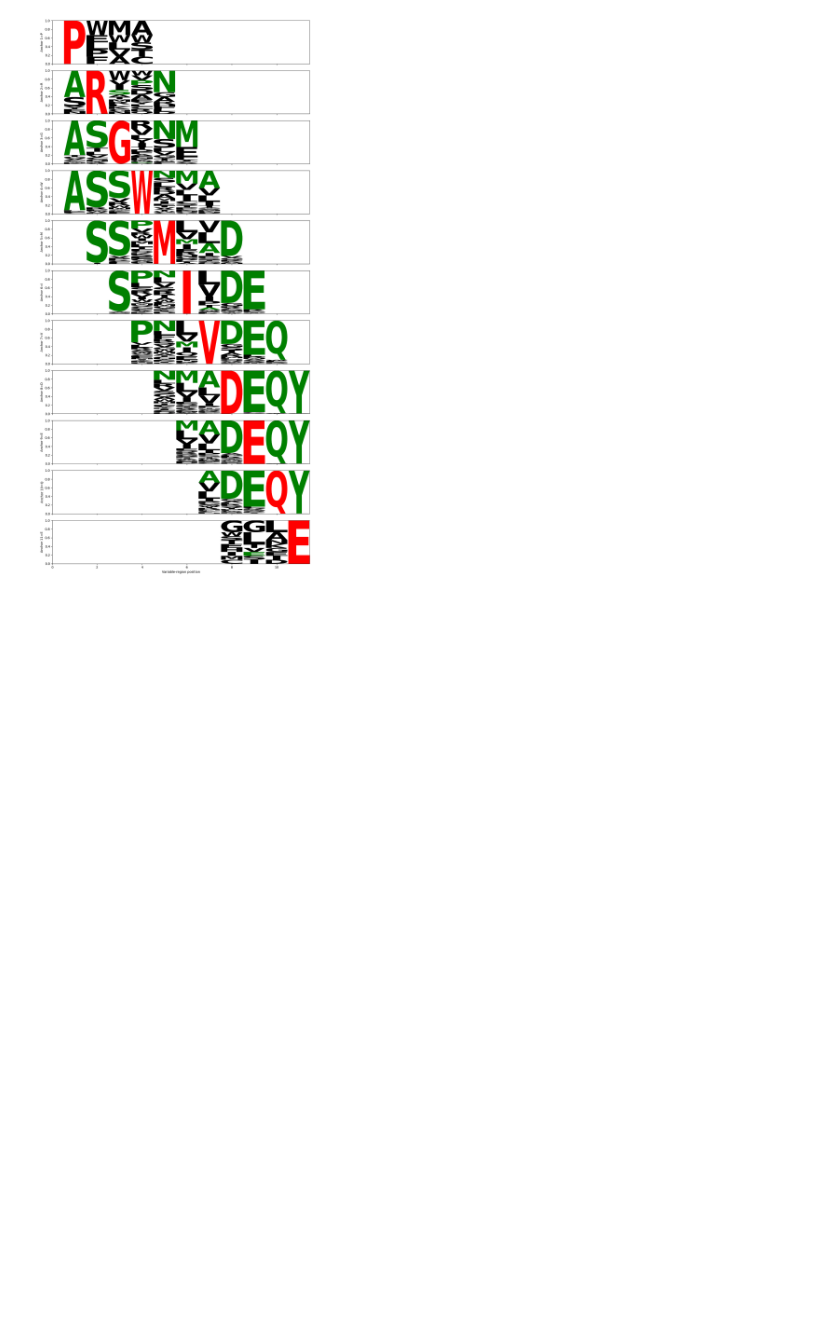
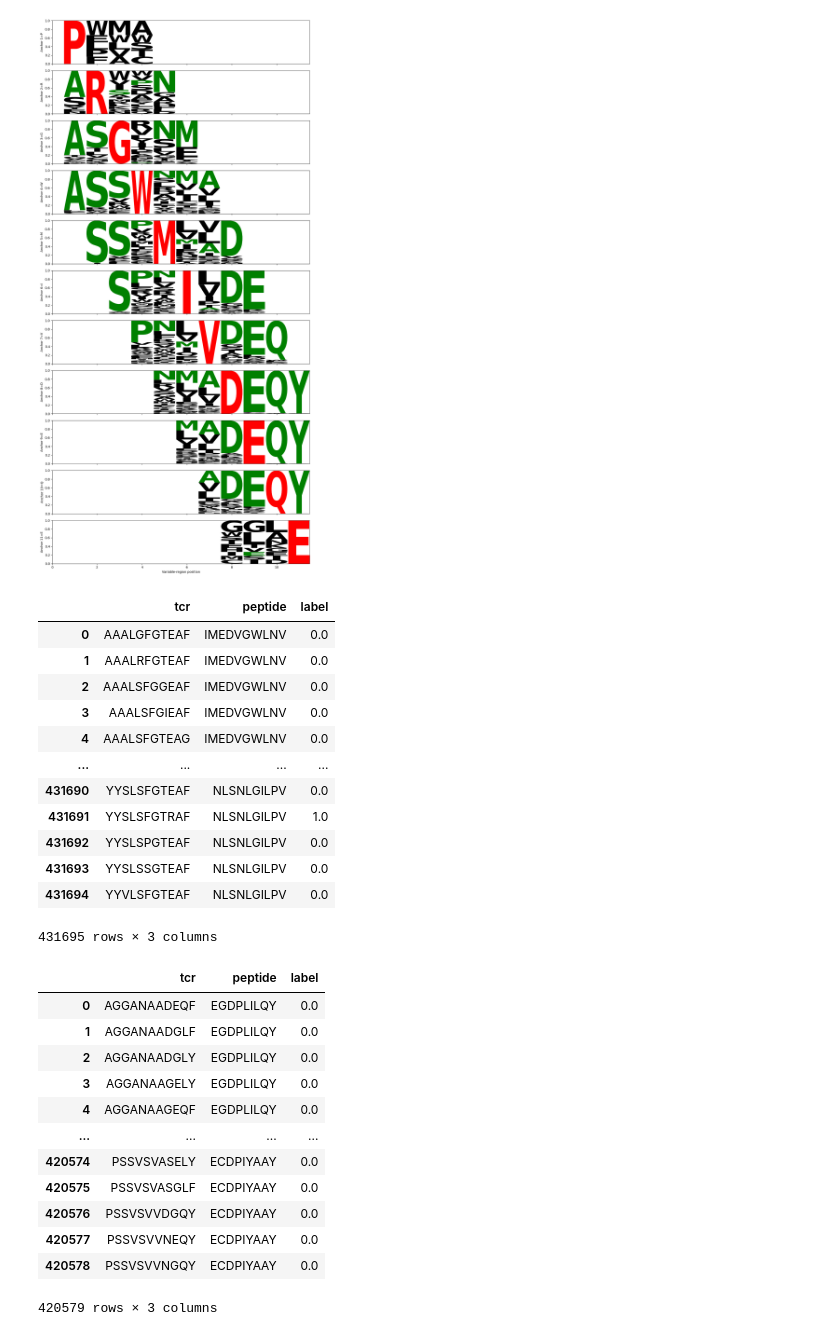
Before and after one commit to marluca95/NGS_pipeline, a Jupyter notebook: notebooks/EDA-ML.ipynb, the cells around one changed output. Saved outputs shown, nothing was run; the diff lists cells and outputs as text; code cells hidden in the pictures; blank space fills up the shorter version.

```diff
--- a/notebooks/EDA-ML.ipynb
+++ b/notebooks/EDA-ML.ipynb
@@ -947,3 +947,38 @@ plt.tight_layout()
 plt.show()
 # %% [output]
 [figure]
+# %%
+# check variant summary of comblib scan
+import pandas as pd
+
+df_dmf5 = pd.read_csv('/cluster/project/reddy/katja/NGS_pipeline/data/DMF5_Q30_2x_tcr_peptide_label_all.csv')
+df_a3 = pd.read_csv('/cluster/project/reddy/katja/NGS_pipeline/data/A3_Q30_combined_tcr_peptide_label_all.csv')
+
+display(df_dmf5, df_a3)
+# %% [output]
+|  | tcr | peptide | label |
+| 0 | AAALGFGTEAF | IMEDVGWLNV | 0.0 |
+| 1 | AAALRFGTEAF | IMEDVGWLNV | 0.0 |
+| 2 | AAALSFGGEAF | IMEDVGWLNV | 0.0 |
+| 3 | AAALSFGIEAF | IMEDVGWLNV | 0.0 |
+| 4 | AAALSFGTEAG | IMEDVGWLNV | 0.0 |
+| ... | ... | ... | ... |
+| 431690 | YYSLSFGTEAF | NLSNLGILPV | 0.0 |
+| 431691 | YYSLSFGTRAF | NLSNLGILPV | 1.0 |
+| 431692 | YYSLSPGTEAF | NLSNLGILPV | 0.0 |
+| 431693 | YYSLSSGTEAF | NLSNLGILPV | 0.0 |
+| 431694 | YYVLSFGTEAF | NLSNLGILPV | 0.0 |
+431695 rows × 3 columns
+|  | tcr | peptide | label |
+| 0 | AGGANAADEQF | EGDPLILQY | 0.0 |
+| 1 | AGGANAADGLF | EGDPLILQY | 0.0 |
+| 2 | AGGANAADGLY | EGDPLILQY | 0.0 |
+| 3 | AGGANAAGELY | EGDPLILQY | 0.0 |
+| 4 | AGGANAAGEQF | EGDPLILQY | 0.0 |
+| ... | ... | ... | ... |
+| 420574 | PSSVSVASELY | ECDPIYAAY | 0.0 |
+| 420575 | PSSVSVASGLF | ECDPIYAAY | 0.0 |
+| 420576 | PSSVSVVDGQY | ECDPIYAAY | 0.0 |
+| 420577 | PSSVSVVNEQY | ECDPIYAAY | 0.0 |
+| 420578 | PSSVSVVNGQY | ECDPIYAAY | 0.0 |
+420579 rows × 3 columns
```
Also changed, not shown: parts of 1 cell of this notebook, 1 other file.
